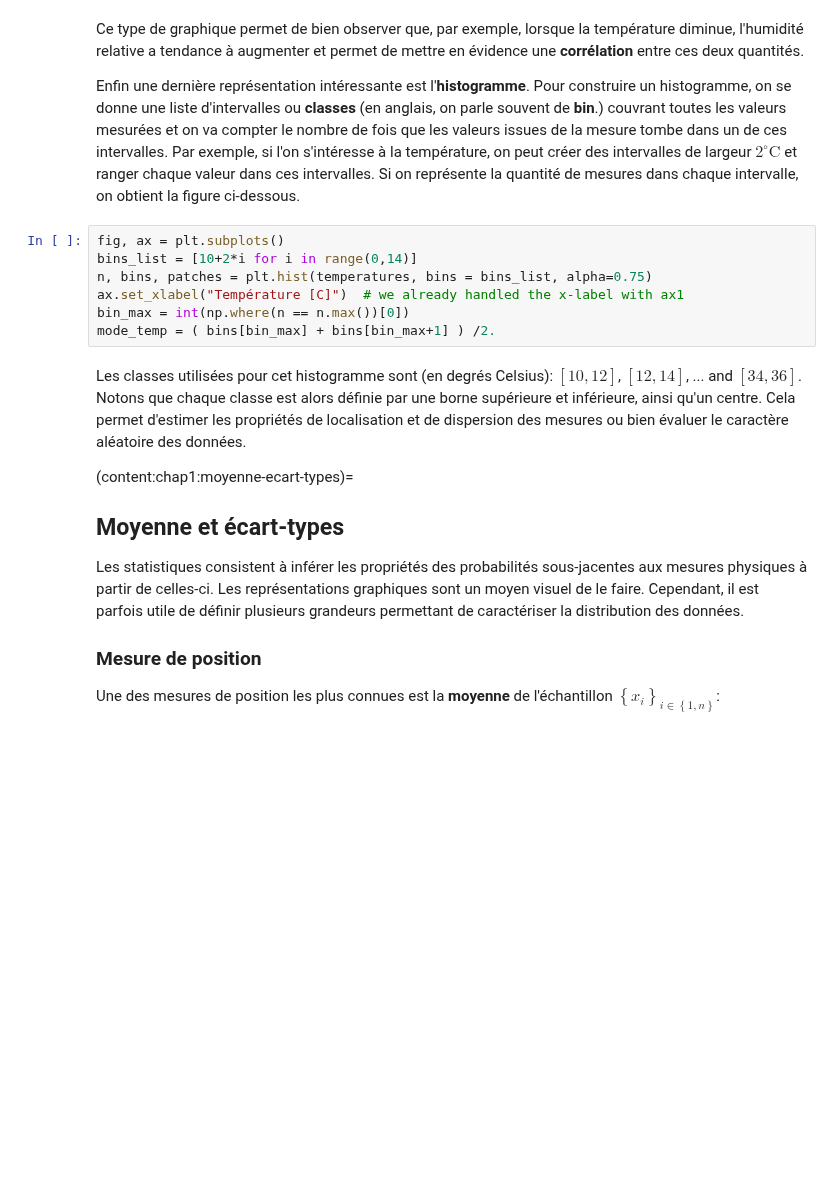
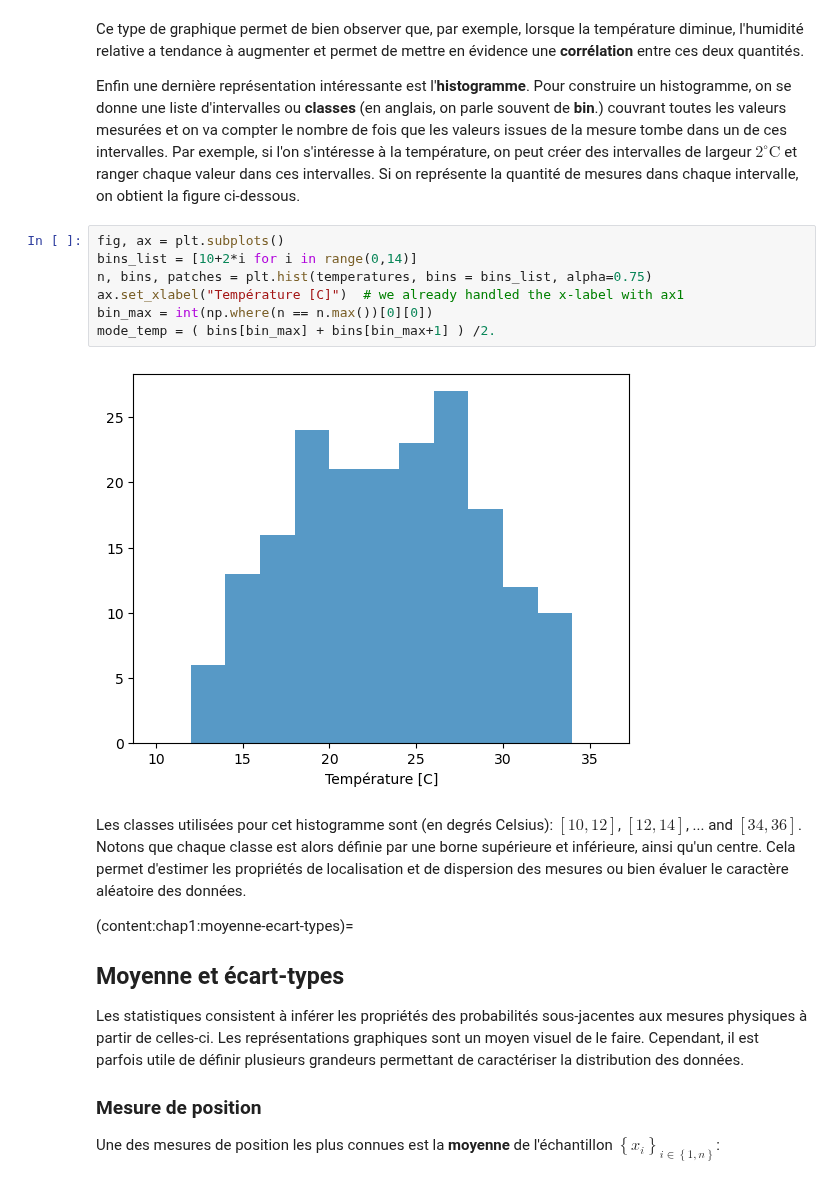
Before and after one commit to guiguem/physexp2, a Jupyter notebook: _sources/chap1/caracterisation_representation.ipynb, the cells around one changed output. Drawn from its saved outputs; the diff is of its cells as text; blank space fills up the shorter version.

```diff
--- a/_sources/chap1/caracterisation_representation.ipynb
+++ b/_sources/chap1/caracterisation_representation.ipynb
@@ -97,10 +97,12 @@ Si on représente la quantité de mesures dans chaque intervalle, on obtient la
 # %%
 fig, ax = plt.subplots()
 bins_list = [10+2*i for i in range(0,14)]
 n, bins, patches = plt.hist(temperatures, bins = bins_list, alpha=0.75)
 ax.set_xlabel("Température [C]")  # we already handled the x-label with ax1
-bin_max = int(np.where(n == n.max())[0])
+bin_max = int(np.where(n == n.max())[0][0])
 mode_temp = ( bins[bin_max] + bins[bin_max+1] ) /2.
+# %% [output]
+[figure, added]
 # %% [markdown]
 Les classes utilisées pour cet histogramme sont (en degrés Celsius): $\left[10, 12\right]$, $\left[12, 14\right]$, ... and $\left[34, 36\right]$.
 Notons que chaque classe est alors définie par une borne supérieure et inférieure, ainsi qu'un centre.
```
Also changed, not shown: 20 other files.
